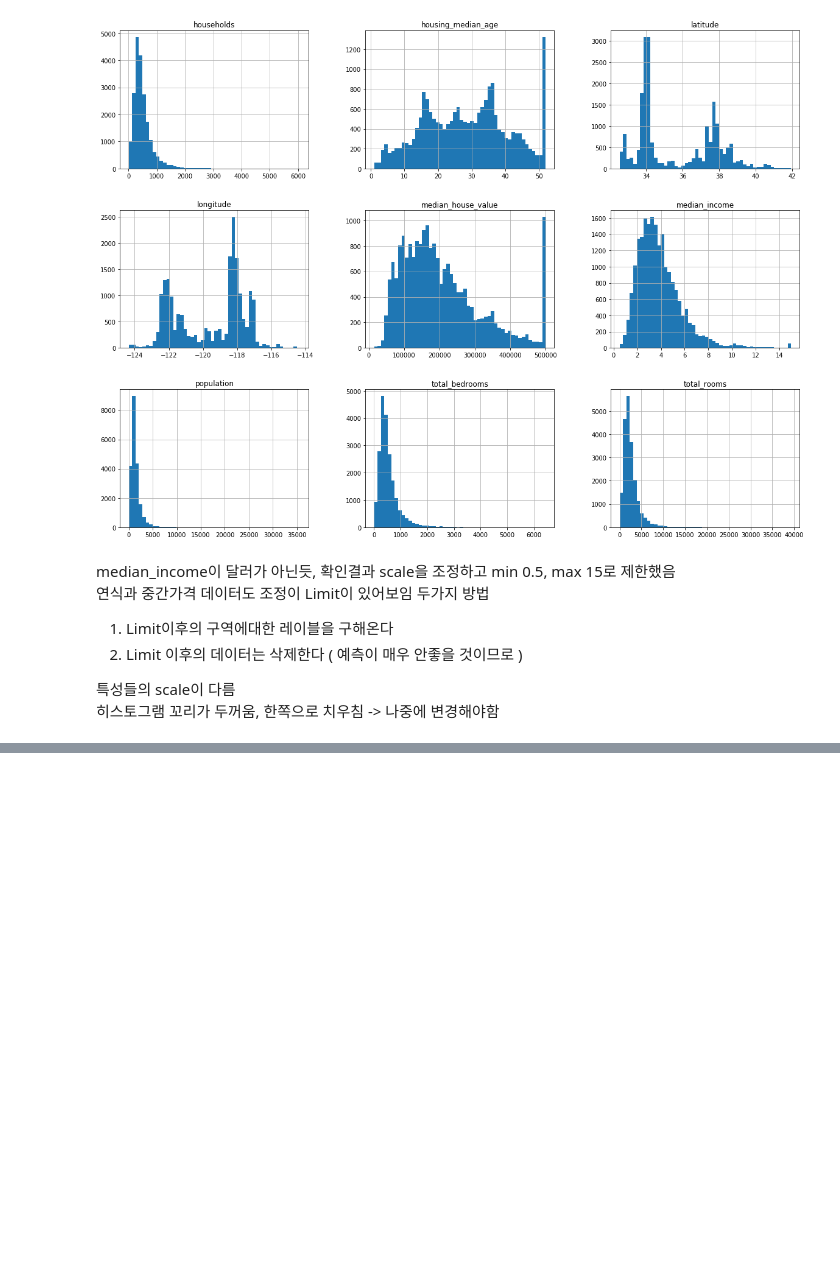
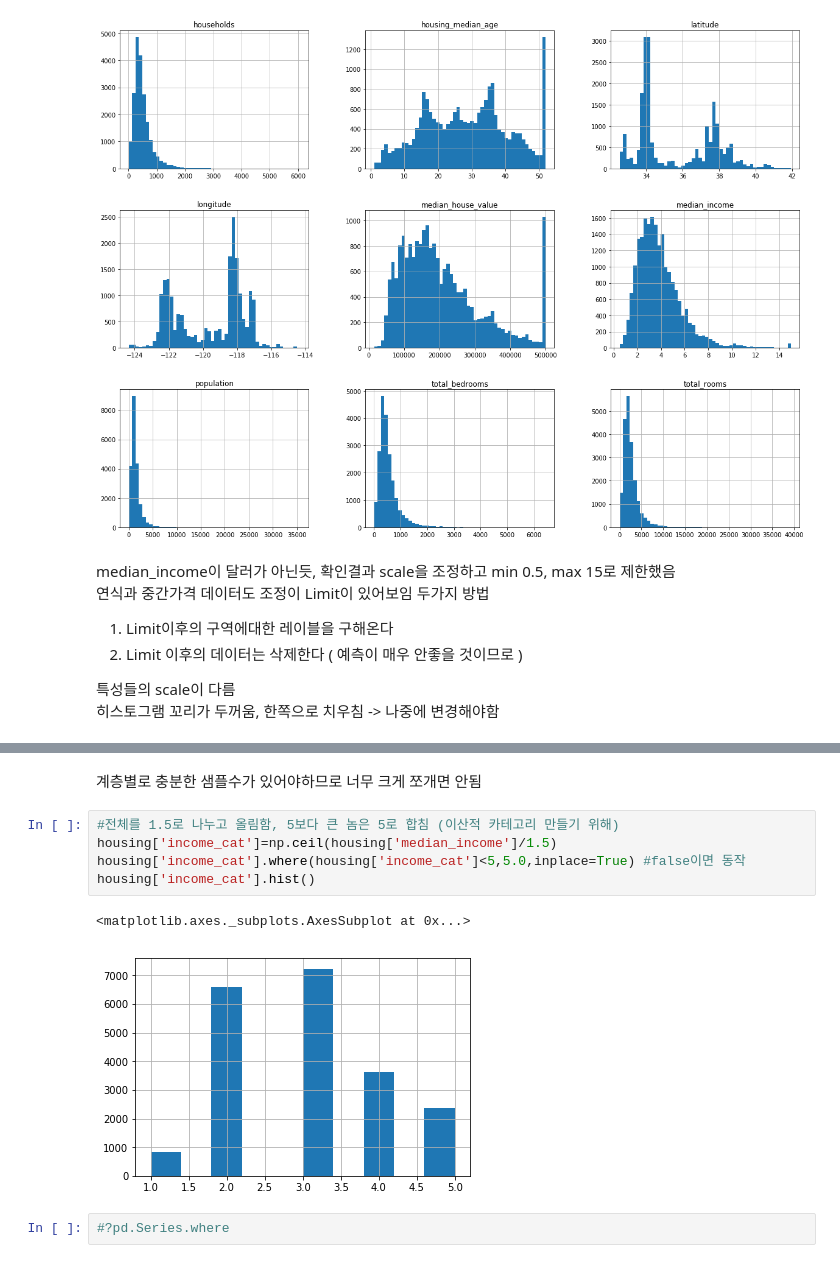
Before and after one commit to Suhwan-Ji/Study_ML, a Jupyter notebook: NoteBooks/Ch02.머신러닝 프로젝트 처음부터 끝까지.ipynb, the cells around one changed output, grey strips where cells are left out. Saved outputs shown, nothing was run; the diff lists cells and outputs as text; blank space fills up the shorter version.

```diff
--- a/NoteBooks/Ch02.머신러닝 프로젝트 처음부터 끝까지.ipynb
+++ b/NoteBooks/Ch02.머신러닝 프로젝트 처음부터 끝까지.ipynb
@@ -112,0 +213,12 @@ median_income이 달러가 아닌듯, 확인결과 scale을 조정하고 min 0.5
+# %% [markdown]
+계층별로 충분한 샘플수가 있어야하므로 너무 크게 쪼개면 안됨
+# %%
+#전체를 1.5로 나누고 올림함, 5보다 큰 놈은 5로 합침 (이산적 카테고리 만들기 위해)
+housing['income_cat']=np.ceil(housing['median_income']/1.5)
+housing['income_cat'].where(housing['income_cat']<5,5.0,inplace=True) #false이면 동작
+housing['income_cat'].hist()
+# %% [output]
+<matplotlib.axes._subplots.AxesSubplot at 0x...>
+[figure, added]
+# %%
+#?pd.Series.where
```
Also changed, not shown: parts of 83 cells of this notebook.
